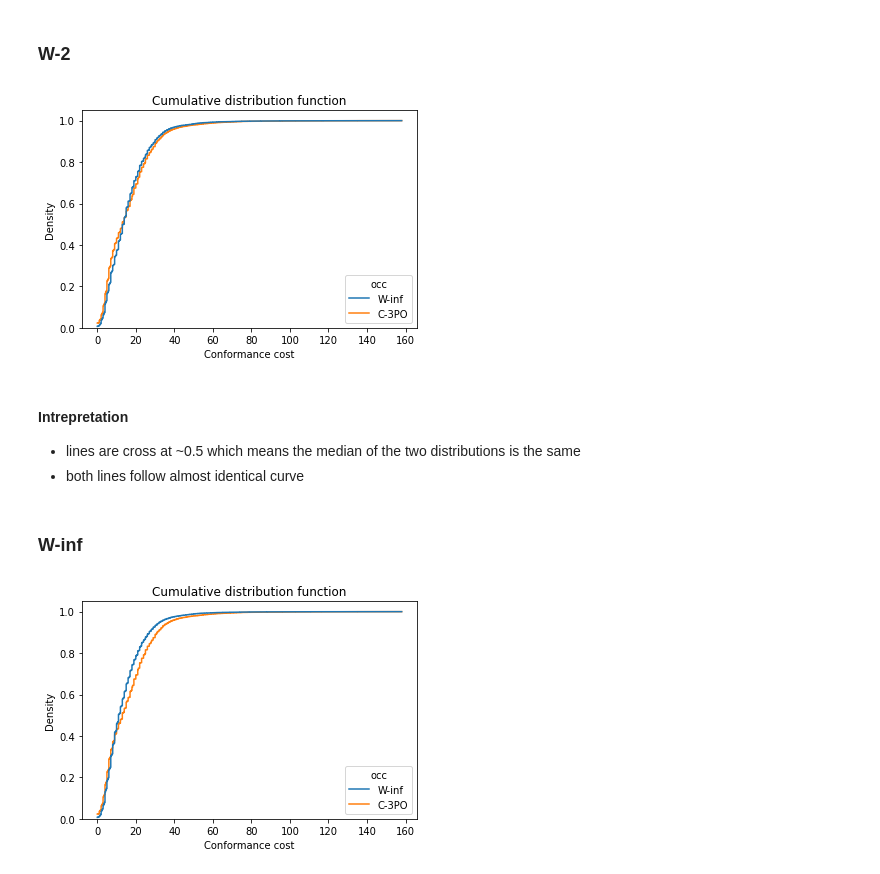
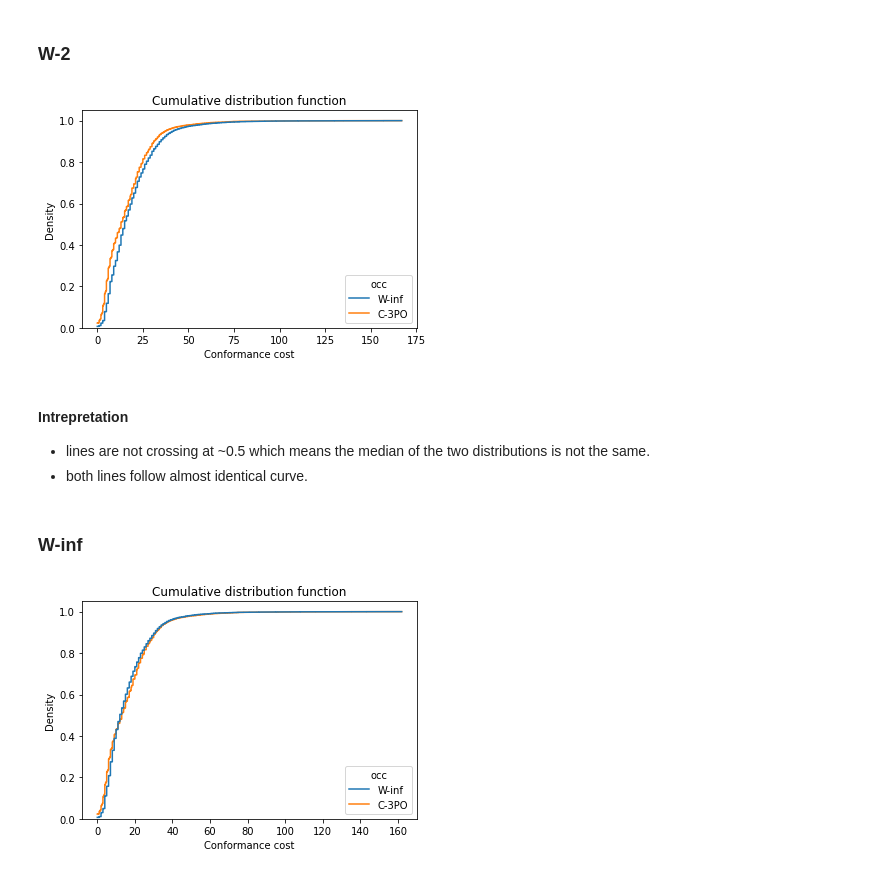
Before and after one commit to MaxTNielsen/ConformanceCheckingUsingTries, a Jupyter notebook: Jupyter/comparative_analysis.ipynb, the cells around one changed output. Saved outputs shown, nothing was run; the diff lists cells and outputs as text; code cells hidden in the pictures.

```diff
--- a/Jupyter/comparative_analysis.ipynb
+++ b/Jupyter/comparative_analysis.ipynb
@@ -14,12 +14,12 @@ from IPython.utils import io
 # %%
 INPUT_DIR = os.path.join('..','output')
 PREFIX_ALIGN_DIR = os.path.join(INPUT_DIR, 'prefix-alignment')
-PREFIX_W_2_DIR = os.path.join(PREFIX_ALIGN_DIR, 'window-size-2')
+PREFIX_W_1_DIR = os.path.join(PREFIX_ALIGN_DIR, 'window-size-1')
 PREFIX_W_INF_DIR = os.path.join(PREFIX_ALIGN_DIR, 'window-size-maximum')
 HMMCONF_DIR = os.path.join(INPUT_DIR,'hmmconf')
 C_3PO_DIR = os.path.join(INPUT_DIR,'C-3PO')
 
-LOGS = ["BPI_2012","BPI_2017","M1","M","M4","M8","M9"]
+LOGS = ["BPI_2012","BPI_2017","M1","M2","M4","M8","M9"]
 LOG_TYPES = ['completenes20', 'completeness50', 'sim']
 # %% [markdown]
 ## Datasets
@@ -40,11 +40,11 @@ Additional:
 # %%
 from IPython.utils import io
 
-occ_output_dirs = [C_3PO_DIR, PREFIX_W_2_DIR, PREFIX_W_INF_DIR, HMMCONF_DIR]
+occ_output_dirs = [C_3PO_DIR, PREFIX_W_1_DIR, PREFIX_W_INF_DIR, HMMCONF_DIR]
 with io.capture_output() as captured:
     C_3PO_df = get_occ_dicts(occ_output_dirs[0], True)
 
-    pref_w_2_df = get_occ_dicts(occ_output_dirs[1])
+    pref_w_1_df = get_occ_dicts(occ_output_dirs[1])
 
     pref_w_inf_df = get_occ_dicts(occ_output_dirs[2])
 
@@ -492,21 +482,21 @@ Completeness cost - conformance cost: spearman rho: -0.205, p-value: 0.000000000
 # %% [markdown]
 ### W-2
 # %%
-pref_w_2_df['occ'] = len(pref_w_2_df) * ['W-inf']
+pref_w_1_df['occ'] = len(pref_w_1_df) * ['W-inf']
 C_3PO_df['occ'] = len(C_3PO_df) * ['C-3PO']
 
-cumu_df = pd.concat([pref_w_2_df, C_3PO_df])
+cumu_df = pd.concat([pref_w_1_df, C_3PO_df])
 
 sns.histplot(x='Conformance cost', data=cumu_df, hue='occ', bins=len(cumu_df), stat="density",
              element="step", fill=False, cumulative=True, common_norm=False);
 plt.title("Cumulative distribution function");
 # %% [output]
-[figure, old version]
+[figure, new version]
 # %% [markdown]
 #### Intrepretation
 
-- lines are cross at ~0.5 which means the median of the two distributions is the same
-- both lines follow almost identical curve
+- lines are not crossing at ~0.5 which means the median of the two distributions is not the same.
+- both lines follow almost identical curve.
 # %% [markdown]
 ### W-inf
 # %%
@@ -518,7 +508,7 @@ sns.histplot(x='Conformance cost', data=cumu_df, hue='occ', bins=len(cumu_df), s
              element="step", fill=False, cumulative=True, common_norm=False);
 plt.title("Cumulative distribution function");
 # %% [output]
-[figure, old version]
+[figure, new version]
 # %% [markdown]
 #### Intrepretation
 
```
Also changed, not shown: parts of 14 cells of this notebook, 16 other files.
